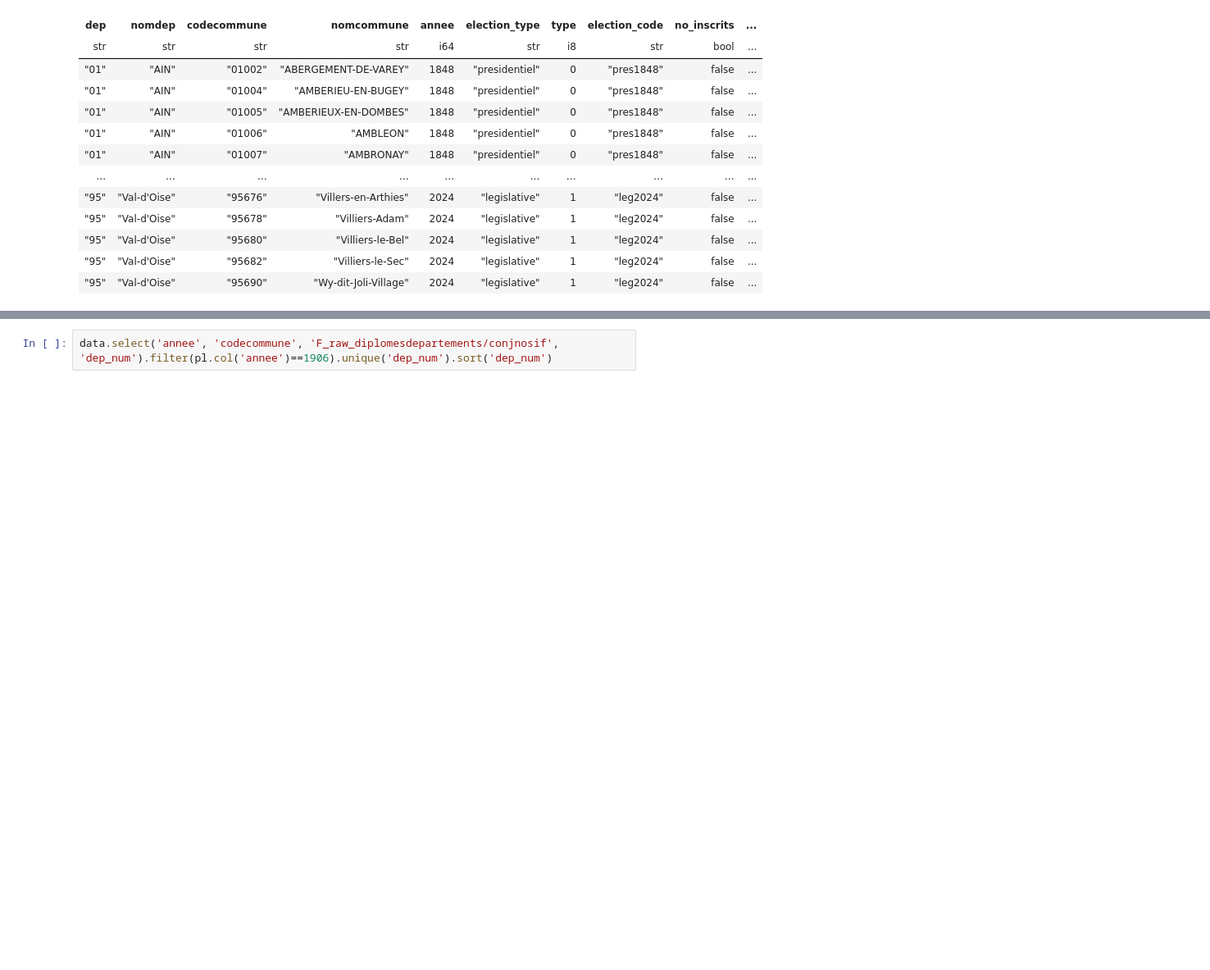
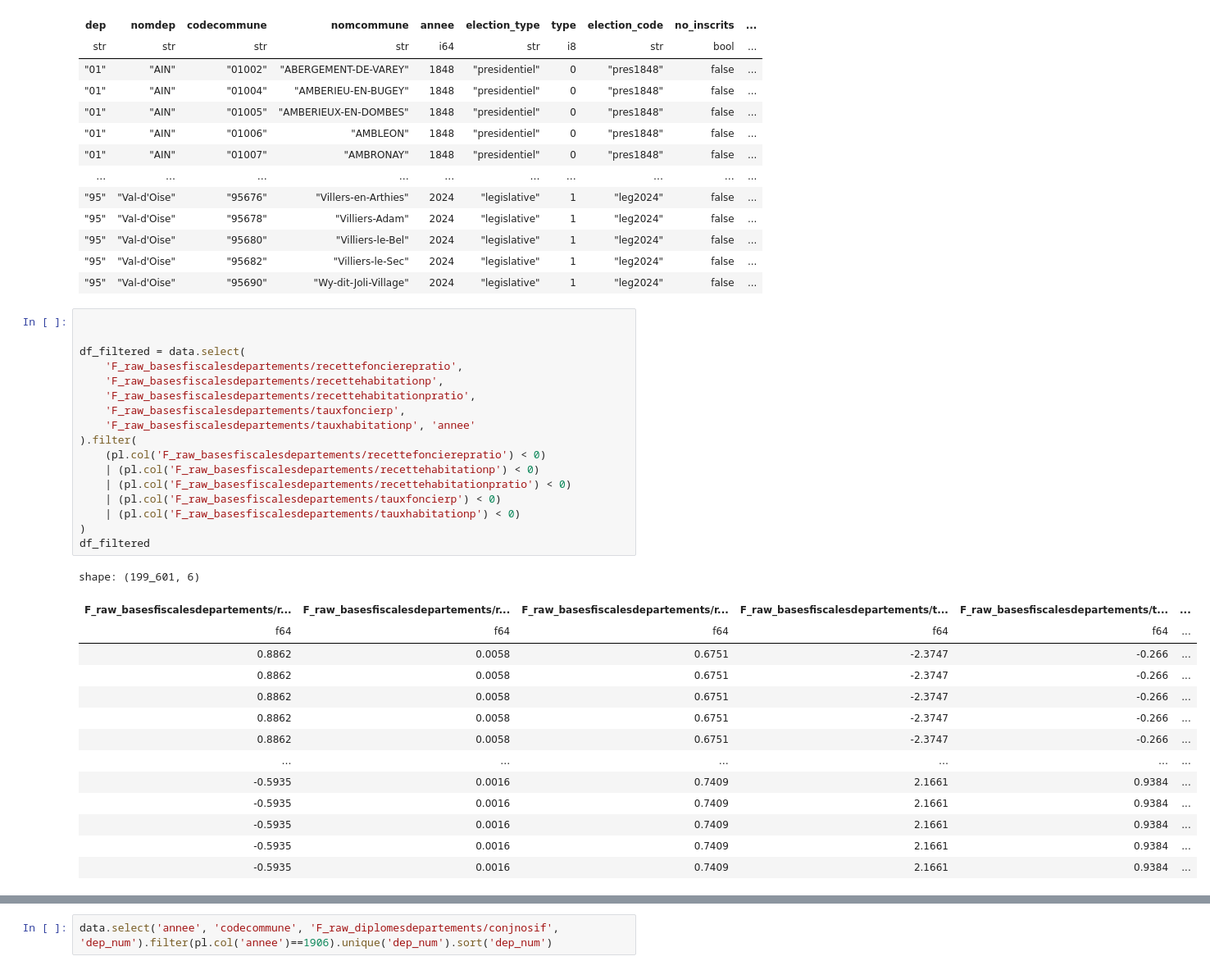
Before and after one commit to artmanceau/electera, a Jupyter notebook: notebooks/experiments/data_check.ipynb, the cells around one changed output, grey strips where cells are left out. Shown at 82% size. Cells and saved outputs as stored; diff of their text form; blank space fills up the shorter version.

```diff
--- a/notebooks/experiments/data_check.ipynb
+++ b/notebooks/experiments/data_check.ipynb
@@ -34,3 +34,35 @@ shape: (1_865_274, 1_984)
 | "95" | "Val-d'Oise" | "95680" | "Villiers-le-Bel" | 2024 | "legislative" | 1 | "leg2024" | false | ... |
 | "95" | "Val-d'Oise" | "95682" | "Villiers-le-Sec" | 2024 | "legislative" | 1 | "leg2024" | false | ... |
 | "95" | "Val-d'Oise" | "95690" | "Wy-dit-Joli-Village" | 2024 | "legislative" | 1 | "leg2024" | false | ... |
+# %%
+
+
+df_filtered = data.select(
+    'F_raw_basesfiscalesdepartements/recettefoncierepratio',
+    'F_raw_basesfiscalesdepartements/recettehabitationp',
+    'F_raw_basesfiscalesdepartements/recettehabitationpratio',
+    'F_raw_basesfiscalesdepartements/tauxfoncierp',
+    'F_raw_basesfiscalesdepartements/tauxhabitationp', 'annee'
+).filter(
+    (pl.col('F_raw_basesfiscalesdepartements/recettefoncierepratio') < 0)
+    | (pl.col('F_raw_basesfiscalesdepartements/recettehabitationp') < 0)
+    | (pl.col('F_raw_basesfiscalesdepartements/recettehabitationpratio') < 0)
+    | (pl.col('F_raw_basesfiscalesdepartements/tauxfoncierp') < 0)
+    | (pl.col('F_raw_basesfiscalesdepartements/tauxhabitationp') < 0)
+)
+df_filtered
+# %% [output]
+shape: (199_601, 6)
+| F_raw_basesfiscalesdepartements/r... | F_raw_basesfiscalesdepartements/r... | F_raw_basesfiscalesdepartements/r... | F_raw_basesfiscalesdepartements/t... | F_raw_basesfiscalesdepartements/t... | ... |
+| f64 | f64 | f64 | f64 | f64 | ... |
+| 0.8862 | 0.0058 | 0.6751 | -2.3747 | -0.266 | ... |
+| 0.8862 | 0.0058 | 0.6751 | -2.3747 | -0.266 | ... |
+| 0.8862 | 0.0058 | 0.6751 | -2.3747 | -0.266 | ... |
+| 0.8862 | 0.0058 | 0.6751 | -2.3747 | -0.266 | ... |
+| 0.8862 | 0.0058 | 0.6751 | -2.3747 | -0.266 | ... |
+| … | … | … | … | … | ... |
+| -0.5935 | 0.0016 | 0.7409 | 2.1661 | 0.9384 | ... |
+| -0.5935 | 0.0016 | 0.7409 | 2.1661 | 0.9384 | ... |
+| -0.5935 | 0.0016 | 0.7409 | 2.1661 | 0.9384 | ... |
+| -0.5935 | 0.0016 | 0.7409 | 2.1661 | 0.9384 | ... |
+| -0.5935 | 0.0016 | 0.7409 | 2.1661 | 0.9384 | ... |
```
Also changed, not shown: parts of 2 cells of this notebook, 3 other files.
